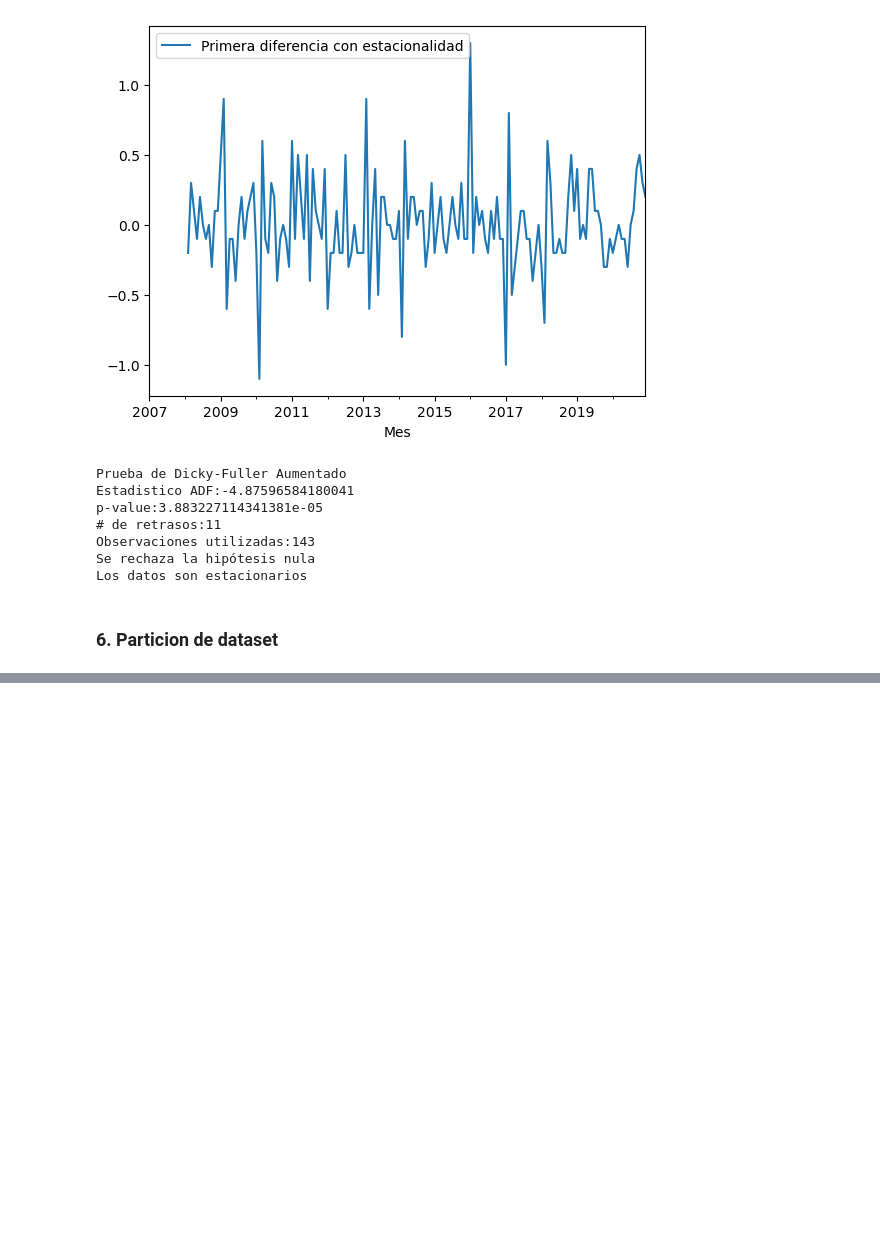
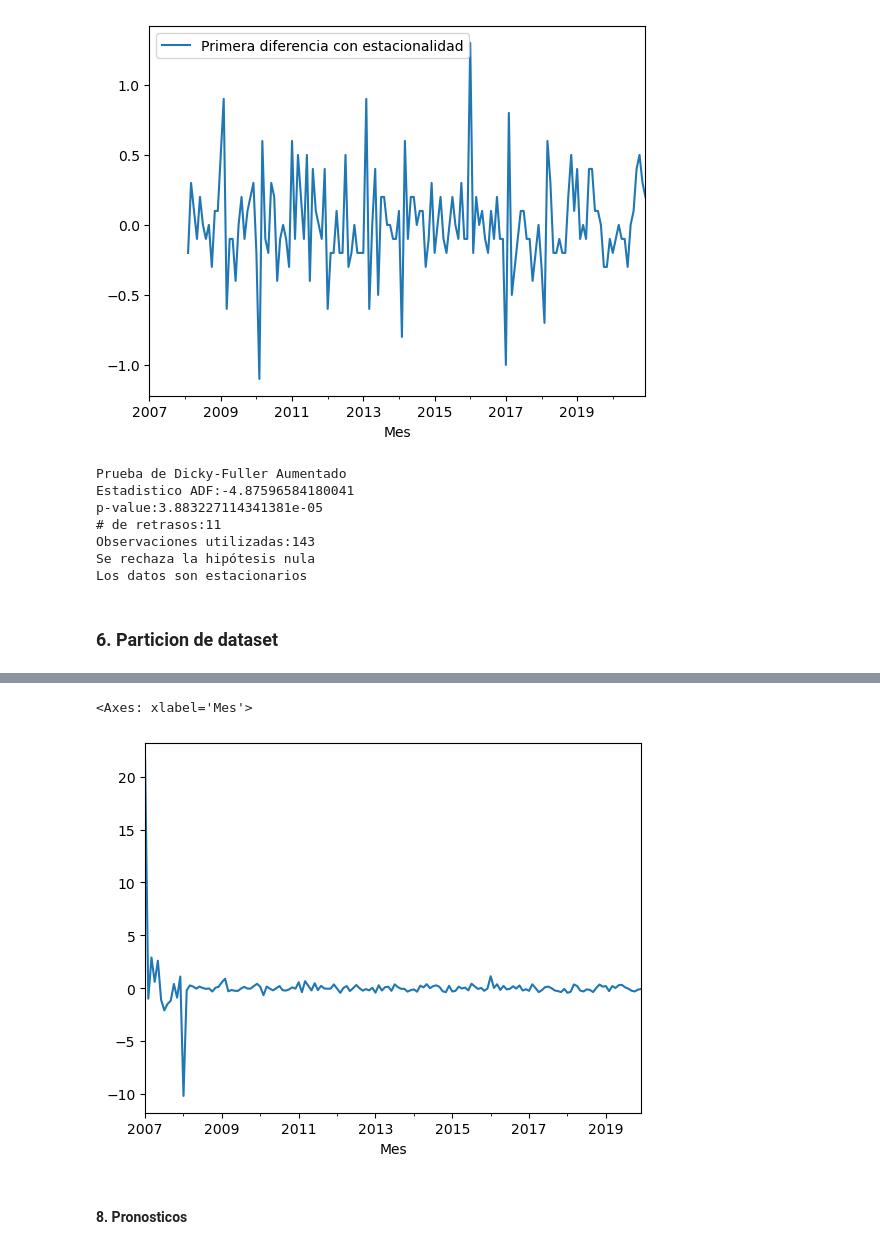
Before and after one commit to dparedes616/Series-de-Tiempo, a Jupyter notebook: Proyectos/Hacienda_el_Jobo.ipynb, the cells around one changed output, grey strips where cells are left out. Saved outputs shown, nothing was run; the diff lists cells and outputs as text; code cells hidden in the pictures; blank space fills up the shorter version.

Commit message:
Generacion del modelo y pronosticos

```diff
--- a/Proyectos/Hacienda_el_Jobo.ipynb
+++ b/Proyectos/Hacienda_el_Jobo.ipynb
@@ -336,0 +434,4 @@ df_tes
+# %%
+modelo = sm.tsa.statespace.SARIMAX(df_train["Litros por vaca"], order = (2,1,2), seasonal_order = (3,1,1,12))
+# %%
+resultados = modelo.fit()
@@ -336,0 +503,7 @@ df_tes
+# %%
+resultados.resid.plot()
+# %% [output]
+<Axes: xlabel='Mes'>
+[figure, added]
+# %% [markdown]
+#### 8. Pronosticos
```
Also changed, not shown: parts of 32 cells of this notebook.
